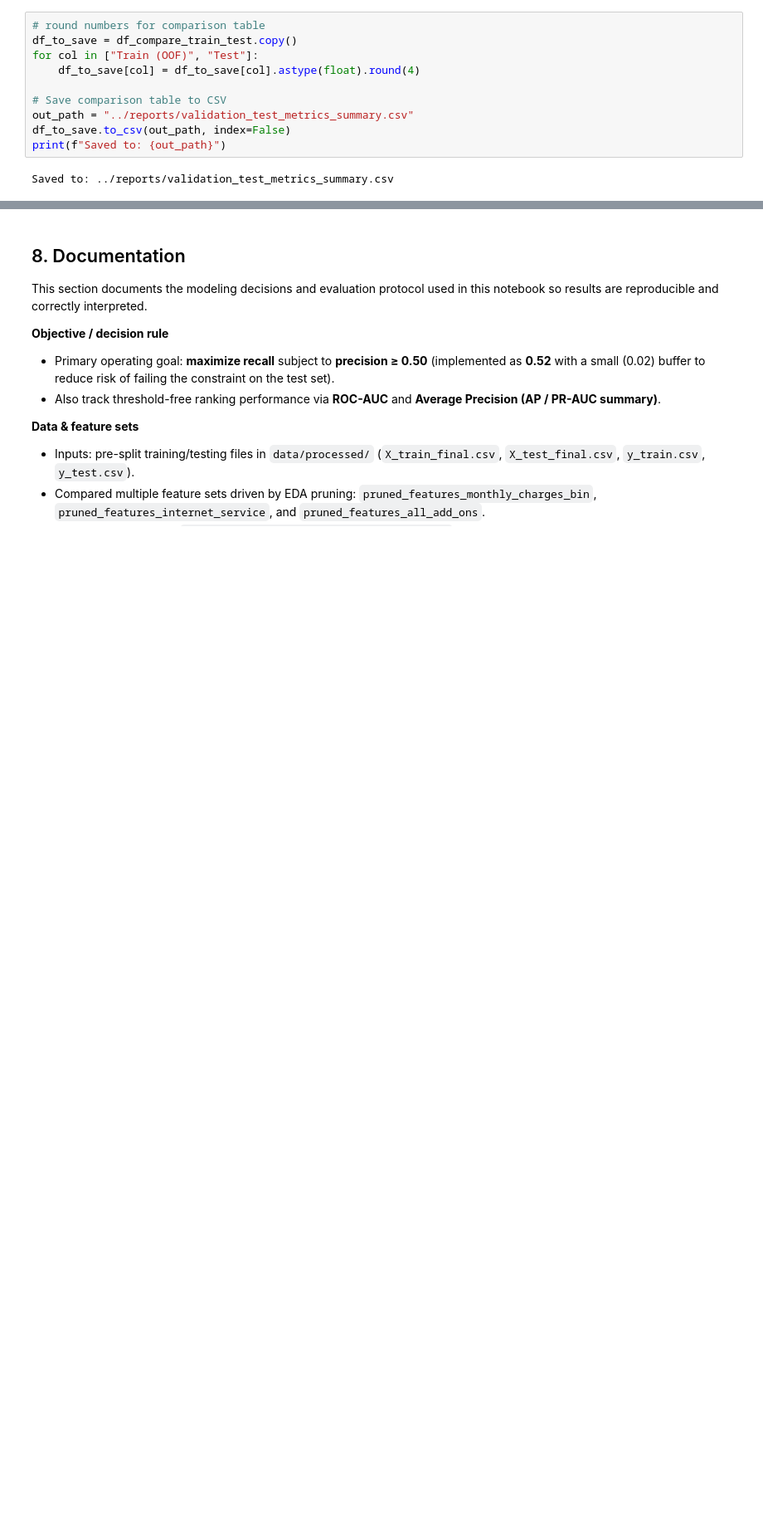
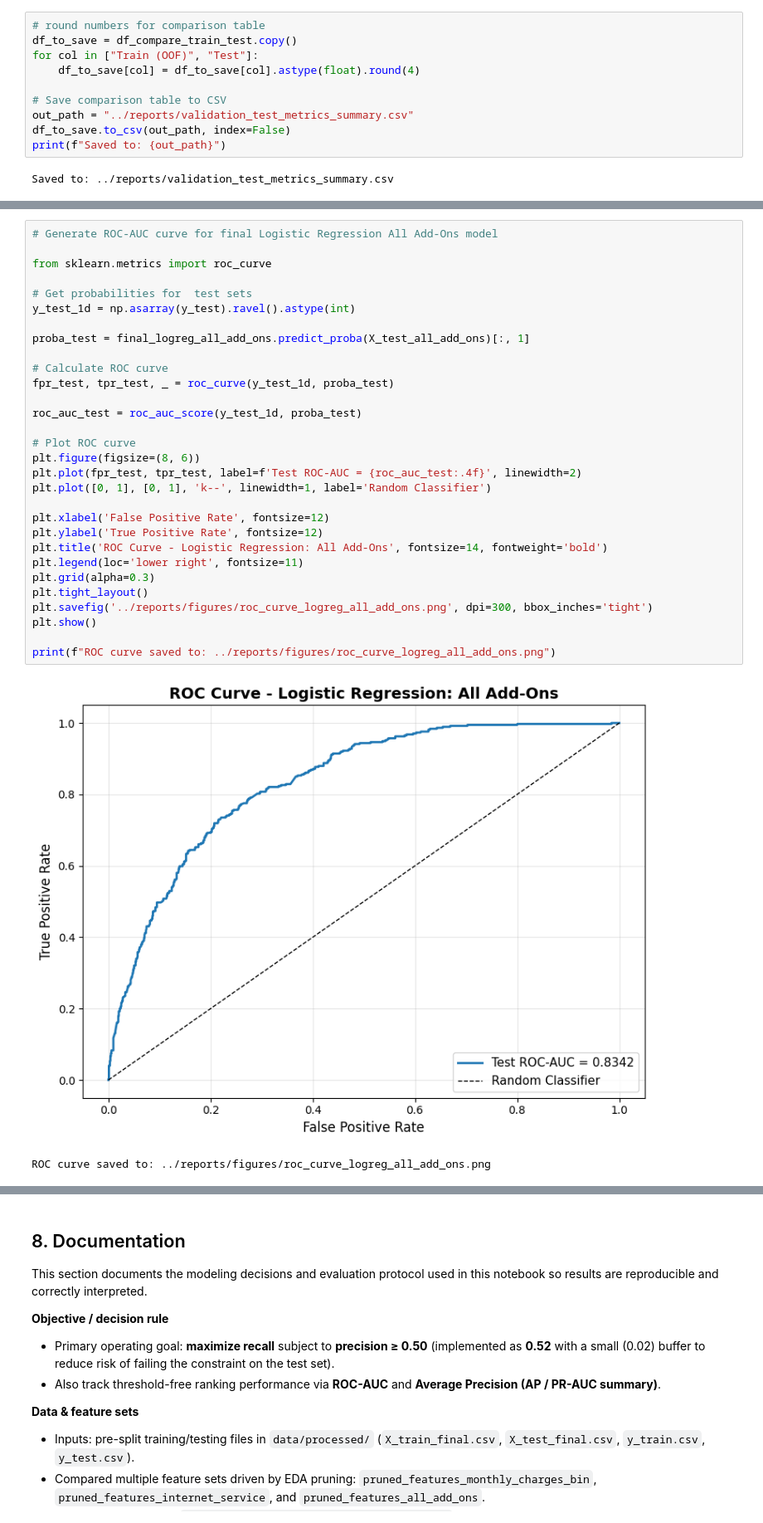
Before and after one commit to amschiltz/springboard_projects, a Jupyter notebook: Capstone_2/notebooks/04_telco_churn_modeling.ipynb, the cells around one changed output, grey strips where cells are left out. Shown at 83% size. Saved outputs shown, nothing was run; the diff lists cells and outputs as text; blank space fills up the shorter version.

```diff
--- a/Capstone_2/notebooks/04_telco_churn_modeling.ipynb
+++ b/Capstone_2/notebooks/04_telco_churn_modeling.ipynb
@@ -1138,3 +1148,36 @@ The table below summarizes key metrics at the 0.4856 probability threshold, comp
 - The model generalizes well—there’s no sign of severe overfitting.
 - The small drop in precision and recall is expected when moving from validation to test data.
 - These differences are minor and within the range of normal variation.
+# %%
+# Generate ROC-AUC curve for final Logistic Regression All Add-Ons model
+
+from sklearn.metrics import roc_curve
+
+# Get probabilities for  test sets
+y_test_1d = np.asarray(y_test).ravel().astype(int)
+
+proba_test = final_logreg_all_add_ons.predict_proba(X_test_all_add_ons)[:, 1]
+
+# Calculate ROC curve
+fpr_test, tpr_test, _ = roc_curve(y_test_1d, proba_test)
+
+roc_auc_test = roc_auc_score(y_test_1d, proba_test)
+
+# Plot ROC curve
+plt.figure(figsize=(8, 6))
+plt.plot(fpr_test, tpr_test, label=f'Test ROC-AUC = {roc_auc_test:.4f}', linewidth=2)
+plt.plot([0, 1], [0, 1], 'k--', linewidth=1, label='Random Classifier')
+
+plt.xlabel('False Positive Rate', fontsize=12)
+plt.ylabel('True Positive Rate', fontsize=12)
+plt.title('ROC Curve - Logistic Regression: All Add-Ons', fontsize=14, fontweight='bold')
+plt.legend(loc='lower right', fontsize=11)
+plt.grid(alpha=0.3)
+plt.tight_layout()
+plt.savefig('../reports/figures/roc_curve_logreg_all_add_ons.png', dpi=300, bbox_inches='tight')
+plt.show()
+
+print(f"ROC curve saved to: ../reports/figures/roc_curve_logreg_all_add_ons.png")
+# %% [output]
+[figure, added]
+ROC curve saved to: ../reports/figures/roc_curve_logreg_all_add_ons.png
```
Also changed, not shown: parts of 24 cells of this notebook, 10 other files.
